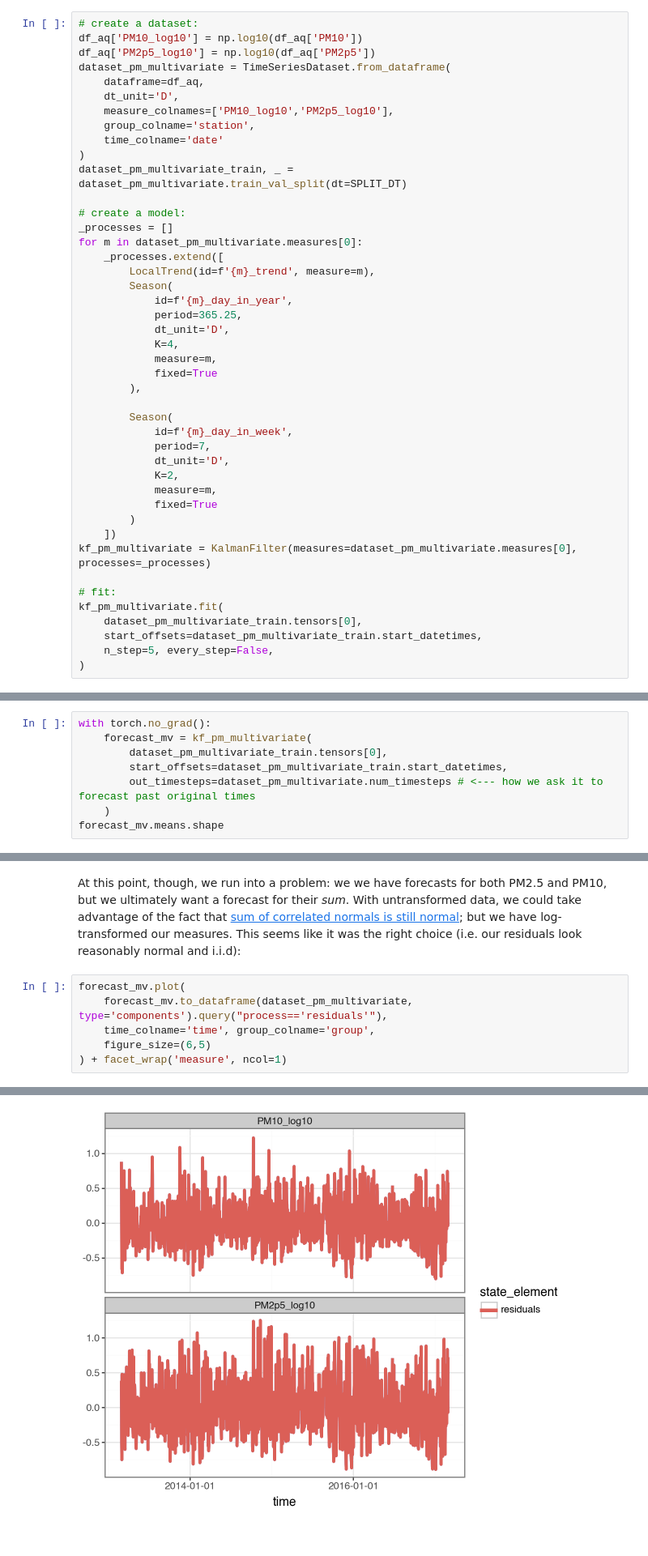
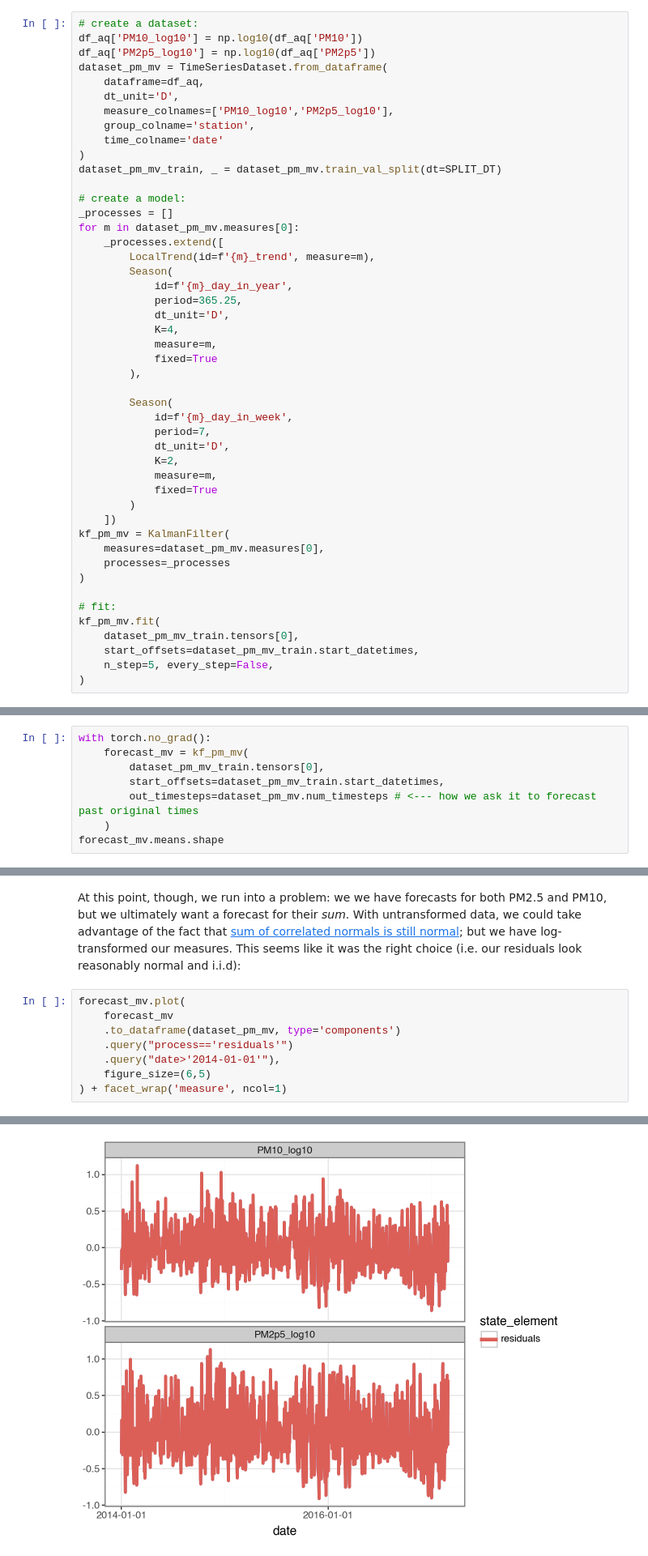
Before and after one commit to strongio/torchcast, a Jupyter notebook: docs/examples/air_quality.ipynb, the cells around one changed output, grey strips where cells are left out. Shown at 81% size. Cells and saved outputs as stored; diff of their text form.

```diff
--- a/docs/examples/air_quality.ipynb
+++ b/docs/examples/air_quality.ipynb
@@ -232,18 +146,18 @@ Can we improve our model by splitting the pollutant we are forecasting into its
 # create a dataset:
 df_aq['PM10_log10'] = np.log10(df_aq['PM10'])
 df_aq['PM2p5_log10'] = np.log10(df_aq['PM2p5'])
-dataset_pm_multivariate = TimeSeriesDataset.from_dataframe(
+dataset_pm_mv = TimeSeriesDataset.from_dataframe(
     dataframe=df_aq,
     dt_unit='D',
     measure_colnames=['PM10_log10','PM2p5_log10'],
     group_colname='station',
     time_colname='date'
 )
-dataset_pm_multivariate_train, _ = dataset_pm_multivariate.train_val_split(dt=SPLIT_DT)
+dataset_pm_mv_train, _ = dataset_pm_mv.train_val_split(dt=SPLIT_DT)
 
 # create a model:
 _processes = []
-for m in dataset_pm_multivariate.measures[0]:
+for m in dataset_pm_mv.measures[0]:
     _processes.extend([
         LocalTrend(id=f'{m}_trend', measure=m),
         Season(
@@ -264,12 +178,15 @@ for m in dataset_pm_multivariate.measures[0]:
             fixed=True
         )
     ])
-kf_pm_multivariate = KalmanFilter(measures=dataset_pm_multivariate.measures[0], processes=_processes)
+kf_pm_mv = KalmanFilter(
+    measures=dataset_pm_mv.measures[0],
+    processes=_processes
+)
 
 # fit:
-kf_pm_multivariate.fit(
-    dataset_pm_multivariate_train.tensors[0],
-    start_offsets=dataset_pm_multivariate_train.start_datetimes,
+kf_pm_mv.fit(
+    dataset_pm_mv_train.tensors[0],
+    start_offsets=dataset_pm_mv_train.start_datetimes,
     n_step=5, every_step=False,
 )
 # %% [output]
@@ -283,9 +198,9 @@ We can generate our one-month-ahead predictions for validation as we did before:
 # %%
 with torch.no_grad():
-    forecast_mv = kf_pm_multivariate(
-        dataset_pm_multivariate_train.tensors[0],
-        start_offsets=dataset_pm_multivariate_train.start_datetimes,
-        out_timesteps=dataset_pm_multivariate.num_timesteps # <--- how we ask it to forecast past original times
+    forecast_mv = kf_pm_mv(
+        dataset_pm_mv_train.tensors[0],
+        start_offsets=dataset_pm_mv_train.start_datetimes,
+        out_timesteps=dataset_pm_mv.num_timesteps # <--- how we ask it to forecast past original times
     )
 forecast_mv.means.shape
 # %% [output]
@@ -294,8 +222,10 @@ torch.Size([12, 1461, 2])
 At this point, though, we run into a problem: we we have forecasts for both PM2.5 and PM10, but we ultimately want a forecast for their *sum*. With untransformed data, we could take advantage of the fact that [sum of correlated normals is still normal](https://en.wikipedia.org/wiki/Sum_of_normally_distributed_random_variables#Correlated_random_variables); but we have log-transformed our measures. This seems like it was the right choice (i.e. our residuals look reasonably normal and i.i.d):
 # %%
 forecast_mv.plot(
-    forecast_mv.to_dataframe(dataset_pm_multivariate, type='components').query("process=='residuals'"),
-    time_colname='time', group_colname='group',
+    forecast_mv
+    .to_dataframe(dataset_pm_mv, type='components')
+    .query("process=='residuals'")
+    .query("date>'2014-01-01'"),
     figure_size=(6,5)
 ) + facet_wrap('measure', ncol=1)
 # %% [output]
@@ -303,4 +233,4 @@ Subsetting to groups: ['Wanshouxigong']
-[figure, old version]
+[figure, new version]
 # %% [markdown]
 In this case, we can't take the sum of our forecasts to get the forecast of the sum, and [there's no simple closed-form expression for the sum of lognormals](https://scholar.google.com/scholar?hl=en&as_sdt=0%2C14&q=SUMS+OF+LOGNORMALS&btnG=).
 
```
Also changed, not shown: parts of 40 cells of this notebook, 2 other files.
